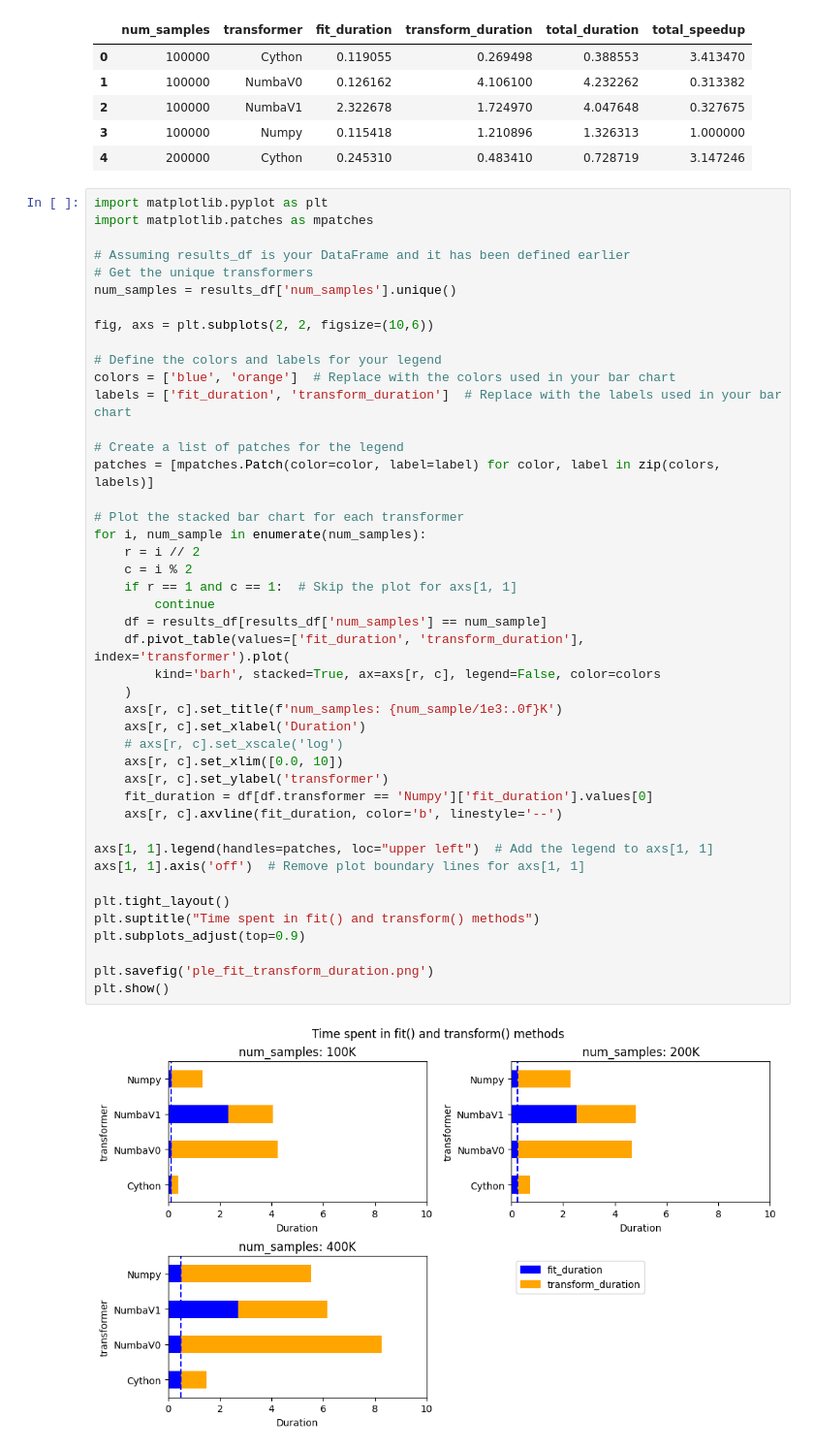
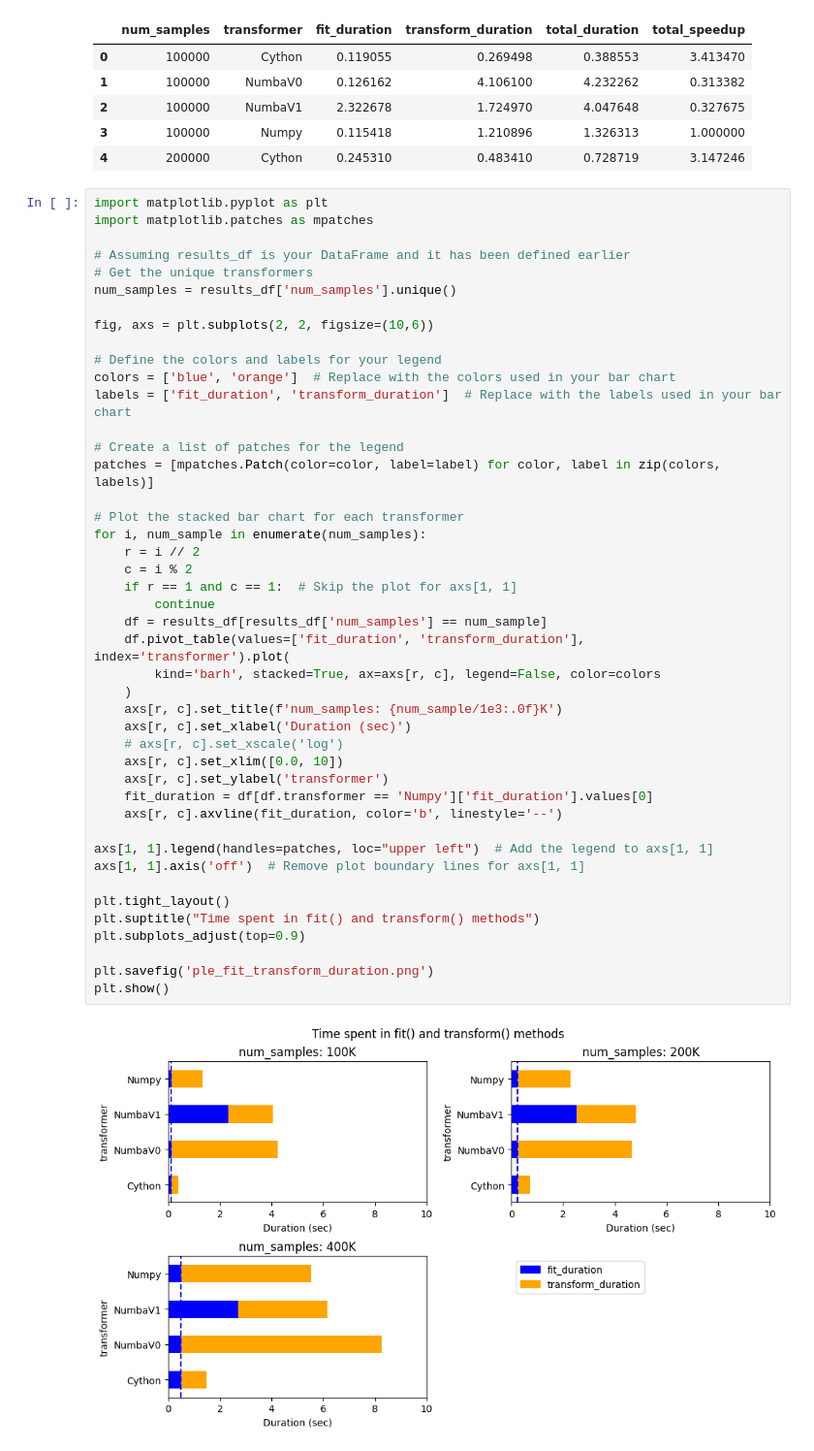
Before and after one commit to jimthompson5802/fast-python, a Jupyter notebook: ple/analyze_ple_test_scenarios.ipynb, the cells around one changed output. Shown at 97% size. Saved outputs shown, nothing was run; the diff lists cells and outputs as text.

```diff
--- a/ple/analyze_ple_test_scenarios.ipynb
+++ b/ple/analyze_ple_test_scenarios.ipynb
@@ -198,32 +198,32 @@ labels = ['fit_duration', 'transform_duration']  # Replace with the labels used
 # Create a list of patches for the legend
 patches = [mpatches.Patch(color=color, label=label) for color, label in zip(colors, labels)]
 
 # Plot the stacked bar chart for each transformer
 for i, num_sample in enumerate(num_samples):
     r = i // 2
     c = i % 2
     if r == 1 and c == 1:  # Skip the plot for axs[1, 1]
         continue
     df = results_df[results_df['num_samples'] == num_sample]
     df.pivot_table(values=['fit_duration', 'transform_duration'], index='transformer').plot(
         kind='barh', stacked=True, ax=axs[r, c], legend=False, color=colors
     )
     axs[r, c].set_title(f'num_samples: {num_sample/1e3:.0f}K')
-    axs[r, c].set_xlabel('Duration')
+    axs[r, c].set_xlabel('Duration (sec)')
     # axs[r, c].set_xscale('log')
     axs[r, c].set_xlim([0.0, 10])
     axs[r, c].set_ylabel('transformer')
     fit_duration = df[df.transformer == 'Numpy']['fit_duration'].values[0]
     axs[r, c].axvline(fit_duration, color='b', linestyle='--')
 
 axs[1, 1].legend(handles=patches, loc="upper left")  # Add the legend to axs[1, 1]
 axs[1, 1].axis('off')  # Remove plot boundary lines for axs[1, 1]
 
 plt.tight_layout()
 plt.suptitle("Time spent in fit() and transform() methods")
 plt.subplots_adjust(top=0.9)
 
 plt.savefig('ple_fit_transform_duration.png')
 plt.show()
 # %% [output]
-[figure, old version]
+[figure, new version]
```
